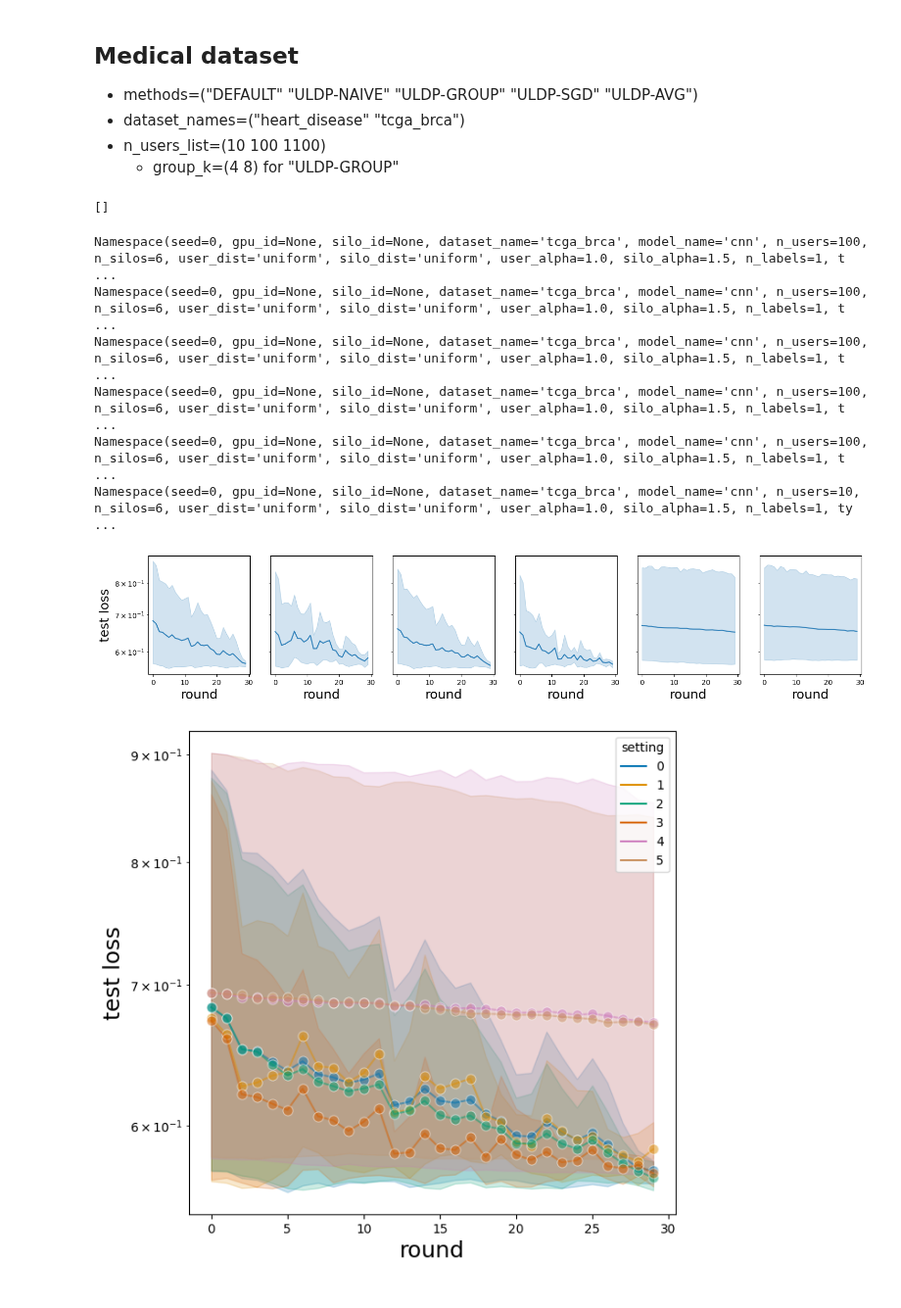
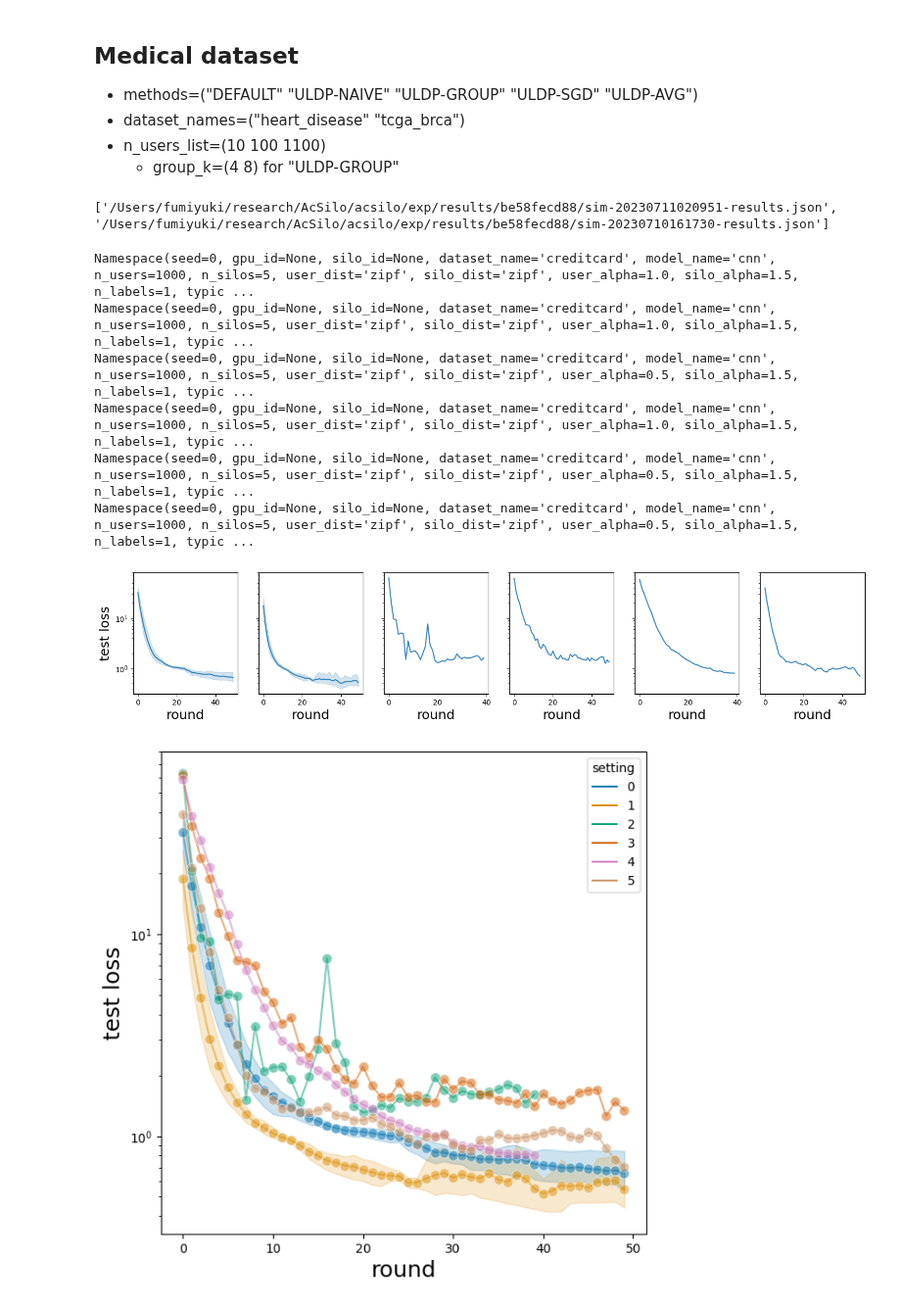
Before and after one commit to FumiyukiKato/uldp-fl, a Jupyter notebook: exp/exp_results.ipynb, the cells around one changed output. Shown at 98% size. Cells and saved outputs as stored; diff of their text form; code cells hidden in the pictures.

```diff
--- a/exp/exp_results.ipynb
+++ b/exp/exp_results.ipynb
@@ -705,20 +711,26 @@ def get_file_path_from_hash(hash_val):
     files = glob.glob(os.path.join(results_path, hash_val, "*.json"))
     print(files)
 # %%
-get_file_path_from_hash("6b4207c39b")
+get_file_path_from_hash("be58fecd88")
 # %% [output]
-[]
+['/Users/fumiyuki/research/AcSilo/acsilo/exp/results/be58fecd88/sim-20230711020951-results.json', '/Users/fumiyuki/research/AcSilo/acsilo/exp/results/be58fecd88/sim-20230710161730-results.json']
-# %%
-file_paths = [
-]
-
-plot_multiple_losses(file_paths)
-# %% [output]
-Namespace(seed=0, gpu_id=None, silo_id=None, dataset_name='tcga_brca', model_name='cnn', n_users=100, n_silos=6, user_dist='uniform', silo_dist='uniform', user_alpha=1.0, silo_alpha=1.5, n_labels=1, t ...
-Namespace(seed=0, gpu_id=None, silo_id=None, dataset_name='tcga_brca', model_name='cnn', n_users=100, n_silos=6, user_dist='uniform', silo_dist='uniform', user_alpha=1.0, silo_alpha=1.5, n_labels=1, t ...
-Namespace(seed=0, gpu_id=None, silo_id=None, dataset_name='tcga_brca', model_name='cnn', n_users=100, n_silos=6, user_dist='uniform', silo_dist='uniform', user_alpha=1.0, silo_alpha=1.5, n_labels=1, t ...
-Namespace(seed=0, gpu_id=None, silo_id=None, dataset_name='tcga_brca', model_name='cnn', n_users=100, n_silos=6, user_dist='uniform', silo_dist='uniform', user_alpha=1.0, silo_alpha=1.5, n_labels=1, t ...
-Namespace(seed=0, gpu_id=None, silo_id=None, dataset_name='tcga_brca', model_name='cnn', n_users=100, n_silos=6, user_dist='uniform', silo_dist='uniform', user_alpha=1.0, silo_alpha=1.5, n_labels=1, t ...
-Namespace(seed=0, gpu_id=None, silo_id=None, dataset_name='tcga_brca', model_name='cnn', n_users=10, n_silos=6, user_dist='uniform', silo_dist='uniform', user_alpha=1.0, silo_alpha=1.5, n_labels=1, ty ...
-[figure, removed]
-[figure, removed]
+# %%
+file_paths = [
+    "/Users/fumiyuki/research/AcSilo/acsilo/exp/results/be58fecd88/sim-20230711020951-results.json",
+    "/Users/fumiyuki/research/AcSilo/acsilo/exp/results/77883bd6cf/sim-20230711084211-results.json",
+    "/Users/fumiyuki/research/AcSilo/acsilo/exp/results/090da29897/sim-20230713032019-results.json",
+    "/Users/fumiyuki/research/AcSilo/acsilo/exp/results/424ba31e3f/sim-20230713033737-results.json",
+    "/Users/fumiyuki/research/AcSilo/acsilo/exp/results/8ff25ac74f/sim-20230713034700-results.json",
+    "/Users/fumiyuki/research/AcSilo/acsilo/exp/results/2e26189c65/sim-20230712145549-results.json"
+]
+
+plot_multiple_losses(file_paths)
+# %% [output]
+Namespace(seed=0, gpu_id=None, silo_id=None, dataset_name='creditcard', model_name='cnn', n_users=1000, n_silos=5, user_dist='zipf', silo_dist='zipf', user_alpha=1.0, silo_alpha=1.5, n_labels=1, typic ...
+Namespace(seed=0, gpu_id=None, silo_id=None, dataset_name='creditcard', model_name='cnn', n_users=1000, n_silos=5, user_dist='zipf', silo_dist='zipf', user_alpha=1.0, silo_alpha=1.5, n_labels=1, typic ...
+Namespace(seed=0, gpu_id=None, silo_id=None, dataset_name='creditcard', model_name='cnn', n_users=1000, n_silos=5, user_dist='zipf', silo_dist='zipf', user_alpha=0.5, silo_alpha=1.5, n_labels=1, typic ...
+Namespace(seed=0, gpu_id=None, silo_id=None, dataset_name='creditcard', model_name='cnn', n_users=1000, n_silos=5, user_dist='zipf', silo_dist='zipf', user_alpha=1.0, silo_alpha=1.5, n_labels=1, typic ...
+Namespace(seed=0, gpu_id=None, silo_id=None, dataset_name='creditcard', model_name='cnn', n_users=1000, n_silos=5, user_dist='zipf', silo_dist='zipf', user_alpha=0.5, silo_alpha=1.5, n_labels=1, typic ...
+Namespace(seed=0, gpu_id=None, silo_id=None, dataset_name='creditcard', model_name='cnn', n_users=1000, n_silos=5, user_dist='zipf', silo_dist='zipf', user_alpha=0.5, silo_alpha=1.5, n_labels=1, typic ...
+[figure, added]
+[figure, added]
```
Also changed, not shown: parts of 3 cells of this notebook, 7 other files.
